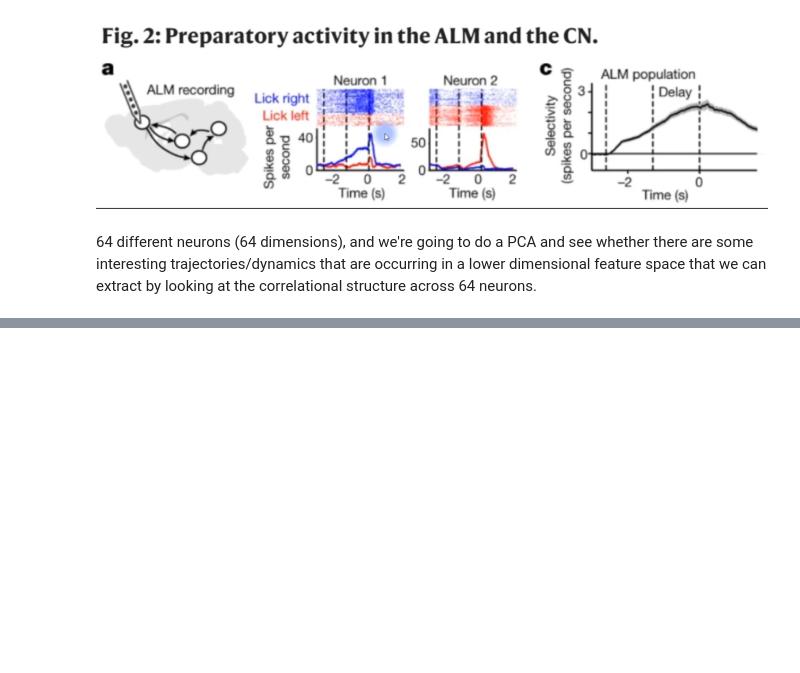
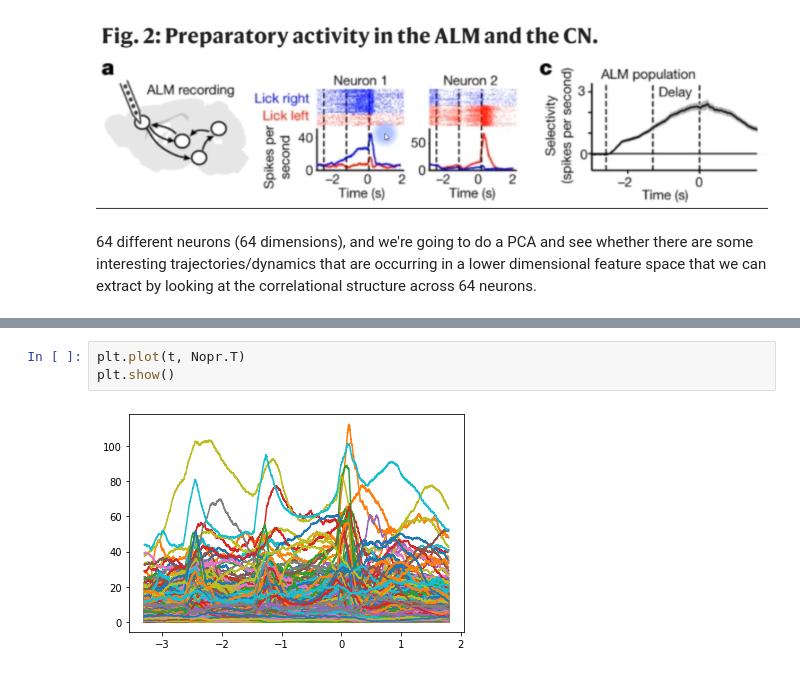
Before and after one commit to dantebarross/scientific-projects-with-python, a Jupyter notebook: Project_4_State_space_trajectories.ipynb, the cells around one changed output, grey strips where cells are left out. Cells and saved outputs as stored; diff of their text form; blank space fills up the shorter version.

```diff
--- a/Project_4_State_space_trajectories.ipynb
+++ b/Project_4_State_space_trajectories.ipynb
@@ -16,0 +116,5 @@ When there is a correlation between variable A and B, PCA try to identify the ax
+# %%
+plt.plot(t, Nopr.T)
+plt.show()
+# %% [output]
+[figure, added]
```
Also changed, not shown: parts of 36 cells of this notebook.
